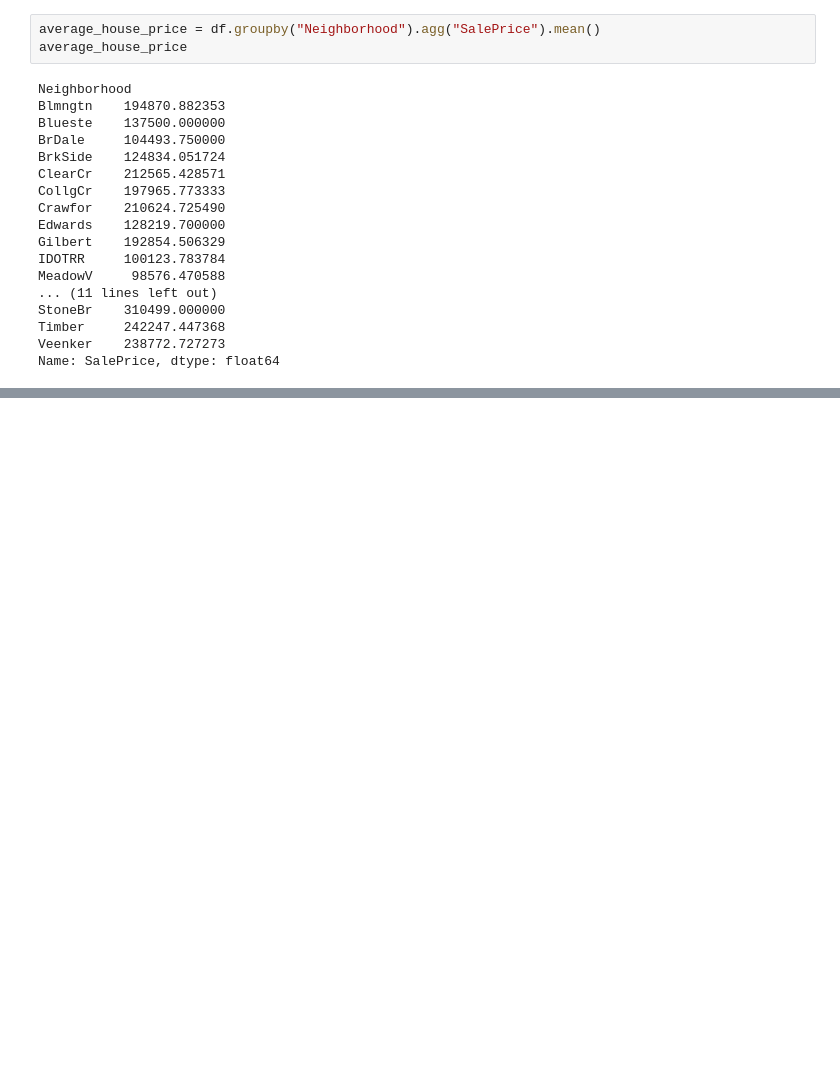
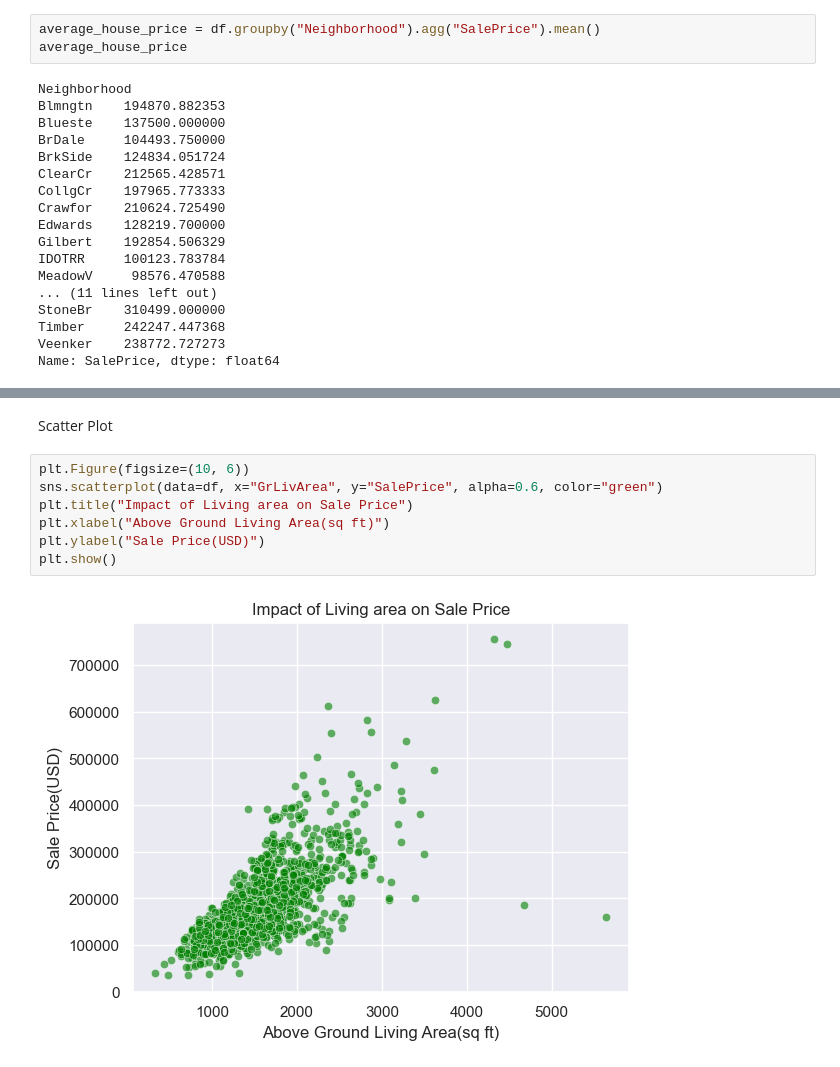
Before and after one commit to gauravooo/data-exploration-notebooks, a Jupyter notebook: house_prices_eda.ipynb, the cells around one changed output, grey strips where cells are left out. Drawn from its saved outputs; the diff is of its cells as text; blank space fills up the shorter version.

```diff
--- a/house_prices_eda.ipynb
+++ b/house_prices_eda.ipynb
@@ -101,0 +114,11 @@ Name: SalePrice, dtype: float64
+# %% [markdown]
+Scatter Plot
+# %%
+plt.Figure(figsize=(10, 6))
+sns.scatterplot(data=df, x="GrLivArea", y="SalePrice", alpha=0.6, color="green")
+plt.title("Impact of Living area on Sale Price")
+plt.xlabel("Above Ground Living Area(sq ft)")
+plt.ylabel("Sale Price(USD)")
+plt.show()
+# %% [output]
+[figure, added]
```
Also changed, not shown: parts of 5 cells of this notebook.
